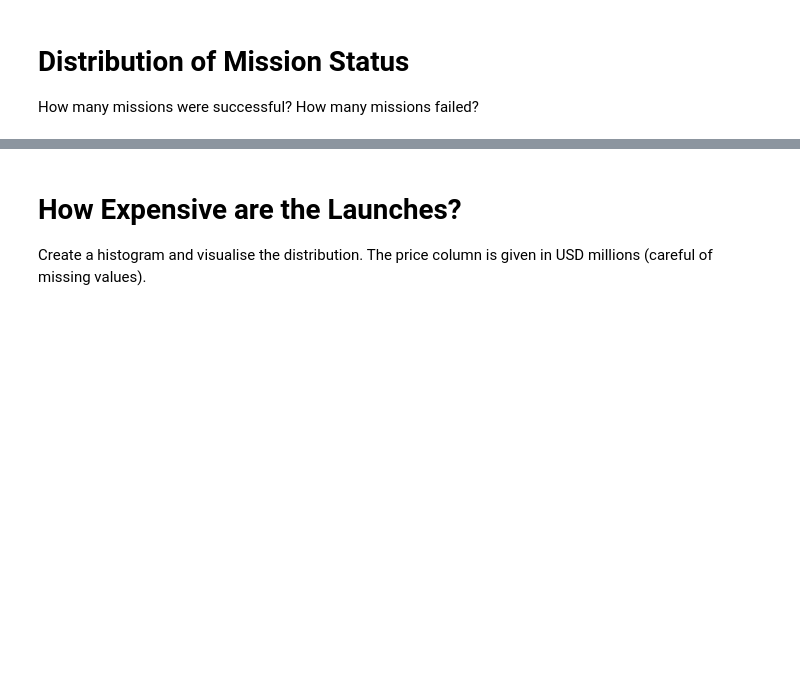
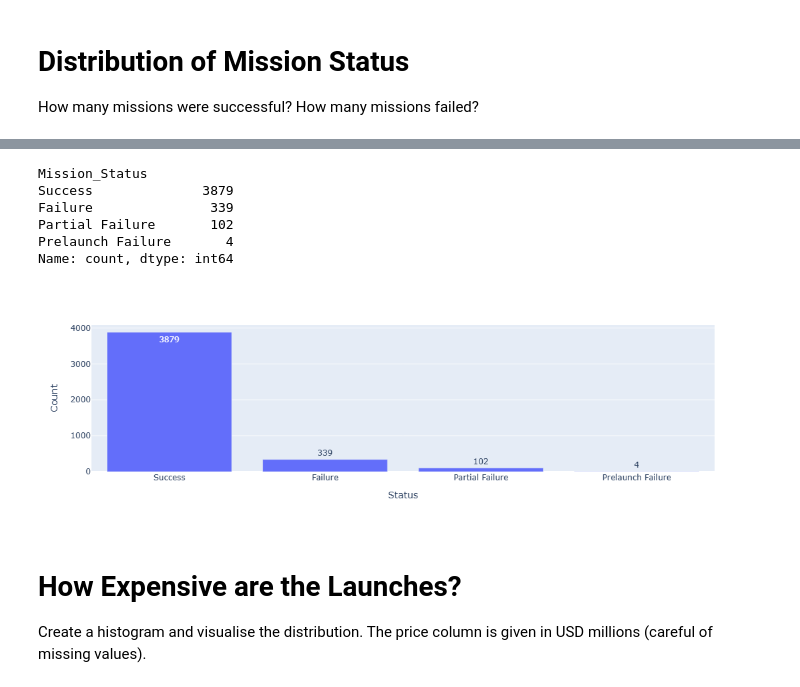
Before and after one commit to Bill-khk/Data-analysis, a Jupyter notebook: SpaceMissions/data/Space_Missions_Analysis_(start).ipynb, the cells around one changed output, grey strips where cells are left out. Cells and saved outputs as stored; diff of their text form; code cells hidden in the pictures; blank space fills up the shorter version.

```diff
--- a/SpaceMissions/data/Space_Missions_Analysis_(start).ipynb
+++ b/SpaceMissions/data/Space_Missions_Analysis_(start).ipynb
@@ -191,3 +198,18 @@ How many missions failed?
+# %%
+status_df = df_data['Mission_Status'].value_counts()
+status_df
+# %% [output]
+Mission_Status
+Success              3879
+Failure               339
+Partial Failure       102
+Prelaunch Failure       4
+Name: count, dtype: int64
+# %%
+status_graph = px.bar(x=status_df.index, y=status_df.values, text=status_df.values, width=500)
+status_graph.update_layout(yaxis_title='Count', xaxis_title='Status')
+# %% [output]
+[figure, added]
 # %% [markdown]
 # How Expensive are the Launches?
 
```
Also changed, not shown: parts of 12 cells of this notebook.
